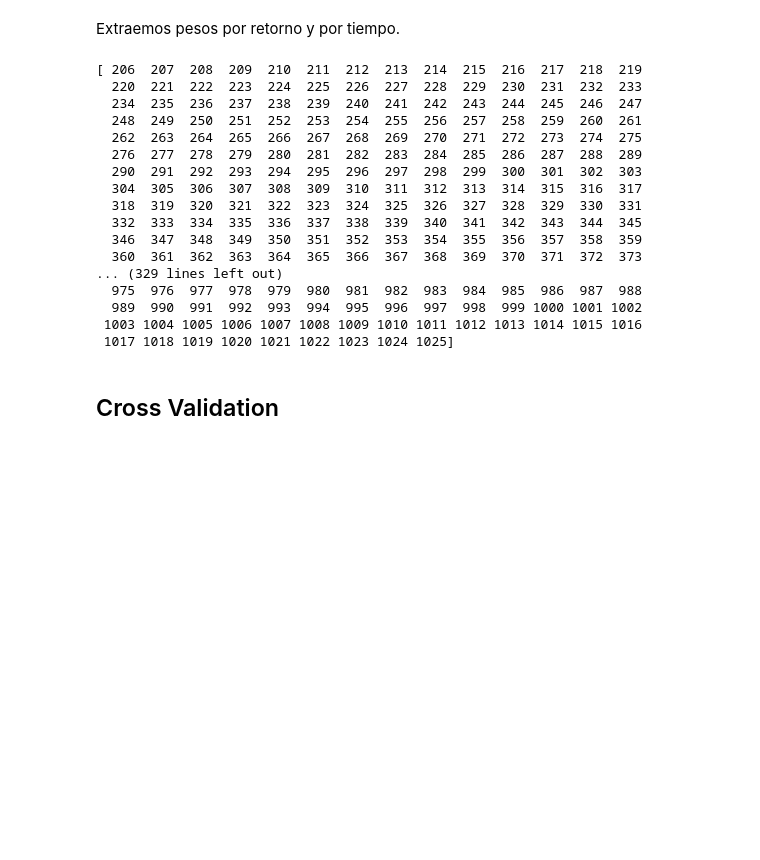
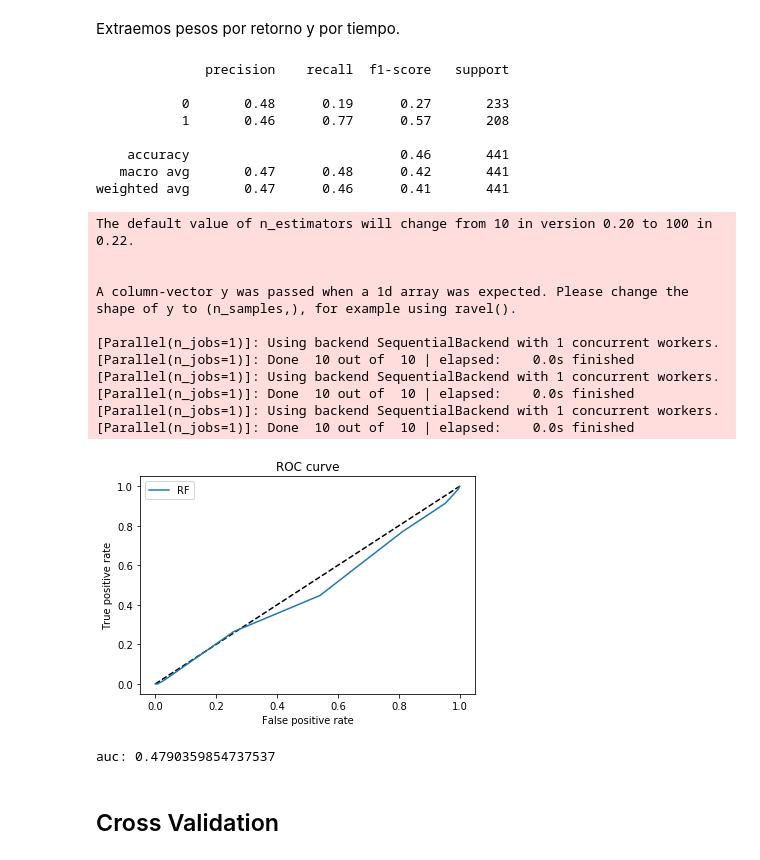
Before and after one commit to aoelvp94/FinAnalyticsProject, a Jupyter notebook: notebooks/Financial_Analytics_Consolidated.ipynb, the cells around one changed output. Saved outputs shown, nothing was run; the diff lists cells and outputs as text; code cells hidden in the pictures; blank space fills up the shorter version.

```diff
--- a/notebooks/Financial_Analytics_Consolidated.ipynb
+++ b/notebooks/Financial_Analytics_Consolidated.ipynb
@@ -387,56 +372,61 @@ def return_weight(df,price_column):
     max_return = max(returns)
     for i in range(len(returns)):
         weights.append(returns[i]/max_return)
     return weights
 
 #Obtiene los factores de tiempo para restar importancia a las obs]ervaciones.
 def getTimeDecay(tW,clfLastW=1.):
     # apply piecewise-linear decay to observed uniqueness (tW)
     # newest observation gets weight=1, oldest observation gets weight=clfLastW
     clfW=tW.sort_index().cumsum()
     if clfLastW>=0:slope=(1.-clfLastW)/clfW.iloc[-1]
     else:slope=1./((clfLastW+1)*clfW.iloc[-1])
     const=1.-slope*clfW.iloc[-1]
     clfW=const+slope*clfW
     clfW[clfW<0]=0
     return clfW
 
 #Combina multiplicativamente ambos pesos para llegara a ponderadores finales.
 def final_weight(df,price_column,factor):
     return_weights = return_weight(df,price_column)
     time_weights = list(getTimeDecay(df[price_column], clfLastW=factor))[:-1]
     model_weight = []
     for i in range(len(return_weights)):
         model_weight.append(return_weights[i]*time_weights[i])
     max_w = max(model_weight)
     final_weights = []
     for i in range(len(model_weight)):
         final_weights.append(model_weight[i]/max_w)
     return final_weights
 
-model_weights = final_weight(dataset,'close',0)
+model_weights = final_weight(X_train,'Close',0)
+X_train_2 = X_train.iloc[:-1]
+y_train_2 = y_train.iloc[:-1]
+rf = RandomForestClassifier(verbose=1)
+rf = rf.fit(X_train_2, y_train_2, sample_weight=model_weights)
+plotROC(rf)
+# %% [output]
+              precision    recall  f1-score   support
+
+           0       0.48      0.19      0.27       233
+           1       0.46      0.77      0.57       208
+
+    accuracy                           0.46       441
+   macro avg       0.47      0.48      0.42       441
+weighted avg       0.47      0.46      0.41       441
+The default value of n_estimators will change from 10 in version 0.20 to 100 in 0.22.
+
+
+A column-vector y was passed when a 1d array was expected. Please change the shape of y to (n_samples,), for example using ravel().
+
+[Parallel(n_jobs=1)]: Using backend SequentialBackend with 1 concurrent workers.
+[Parallel(n_jobs=1)]: Done  10 out of  10 | elapsed:    0.0s finished
+[Parallel(n_jobs=1)]: Using backend SequentialBackend with 1 concurrent workers.
+[Parallel(n_jobs=1)]: Done  10 out of  10 | elapsed:    0.0s finished
+[Parallel(n_jobs=1)]: Using backend SequentialBackend with 1 concurrent workers.
+[Parallel(n_jobs=1)]: Done  10 out of  10 | elapsed:    0.0s finished
+[figure, added]
+auc: 0.4790359854737537
-# %%
-for train, test in kf.split(X_train):
-    print(train)
-    print(test)
-# %% [output]
-[ 206  207  208  209  210  211  212  213  214  215  216  217  218  219
-  220  221  222  223  224  225  226  227  228  229  230  231  232  233
-  234  235  236  237  238  239  240  241  242  243  244  245  246  247
-  248  249  250  251  252  253  254  255  256  257  258  259  260  261
-  262  263  264  265  266  267  268  269  270  271  272  273  274  275
-  276  277  278  279  280  281  282  283  284  285  286  287  288  289
-  290  291  292  293  294  295  296  297  298  299  300  301  302  303
-  304  305  306  307  308  309  310  311  312  313  314  315  316  317
-  318  319  320  321  322  323  324  325  326  327  328  329  330  331
-  332  333  334  335  336  337  338  339  340  341  342  343  344  345
-  346  347  348  349  350  351  352  353  354  355  356  357  358  359
-  360  361  362  363  364  365  366  367  368  369  370  371  372  373
-... (329 lines left out)
-  975  976  977  978  979  980  981  982  983  984  985  986  987  988
-  989  990  991  992  993  994  995  996  997  998  999 1000 1001 1002
- 1003 1004 1005 1006 1007 1008 1009 1010 1011 1012 1013 1014 1015 1016
- 1017 1018 1019 1020 1021 1022 1023 1024 1025]
 # %% [markdown]
 ## Cross Validation
 # %% [markdown]
```
Also changed, not shown: parts of 10 cells of this notebook, 1 other file.
